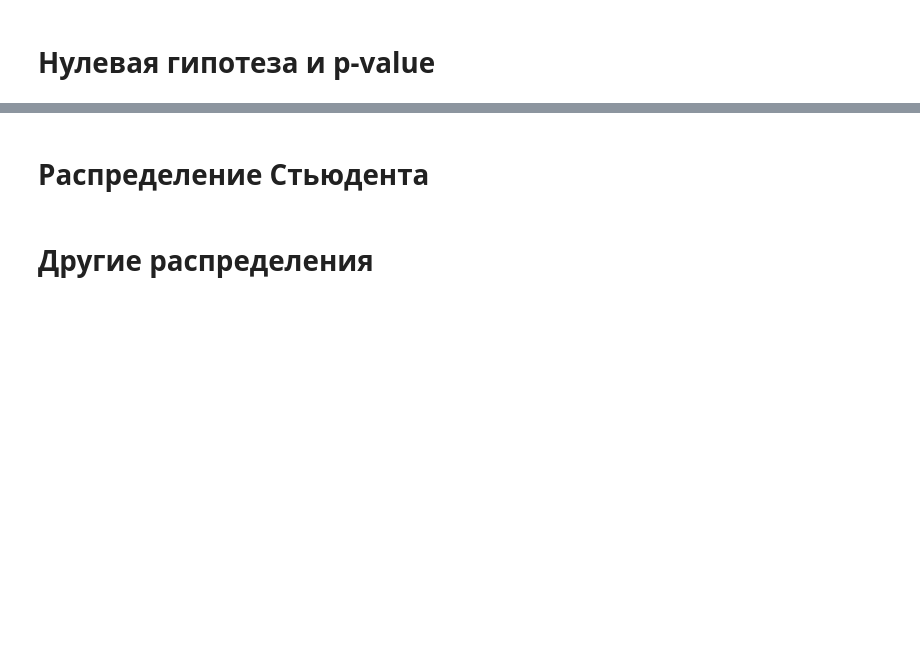
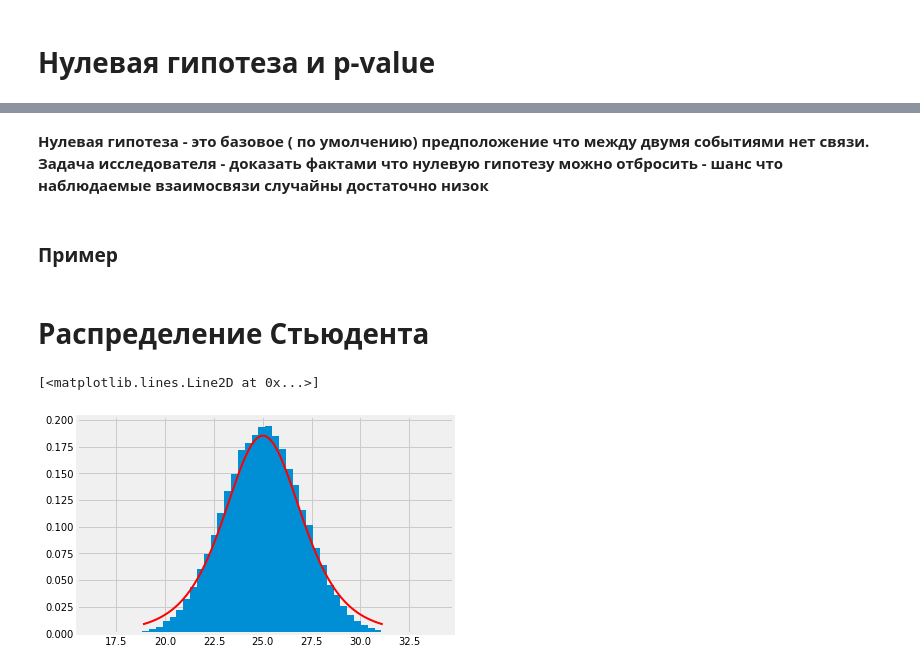
Before and after one commit to Casyfill/liceum, a Jupyter notebook: l7/1_Distributions1.ipynb, the cells around one changed output, grey strips where cells are left out. Cells and saved outputs as stored; diff of their text form; code cells hidden in the pictures; blank space fills up the shorter version.

```diff
--- a/l7/1_Distributions1.ipynb
+++ b/l7/1_Distributions1.ipynb
@@ -56,4 +133,15 @@ pd.Series(pd.np.sum(sample[:, :N], axis=1)).hist(bins=50)
+# %% [markdown]
+**Нулевая гипотеза - это базовое ( по умолчению) предположение что между двумя событиями нет связи. Задача исследователя - доказать фактами что нулевую гипотезу можно отбросить - шанс что наблюдаемые взаимосвязи случайны достаточно низок**
+# %% [markdown]
+### Пример
 # %% [markdown]
 # Распределение Стьюдента
-# %% [markdown]
-# Другие распределения
+# %%
+from scipy.stats import t
+df = 5  # hyperparameter
+# %%
+ax = values.hist(bins=50, density=True)
+ax.plot(x, t.pdf(x, loc=mean, scale=std, df=df), color='red', lw=2, label='distribution')
+# %% [output]
+[<matplotlib.lines.Line2D at 0x...>]
+[figure, added]
```
Also changed, not shown: parts of 28 cells of this notebook.
